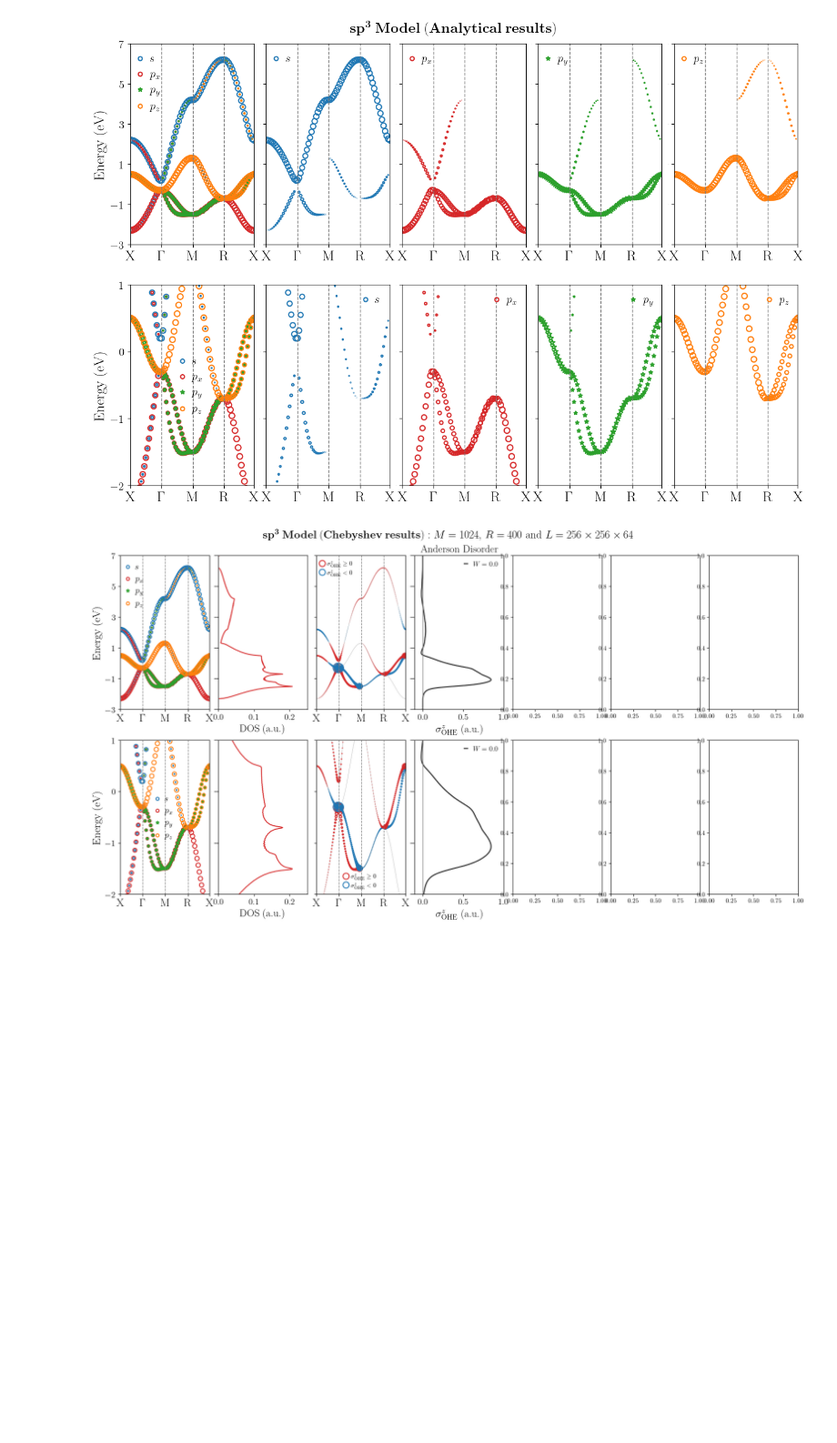
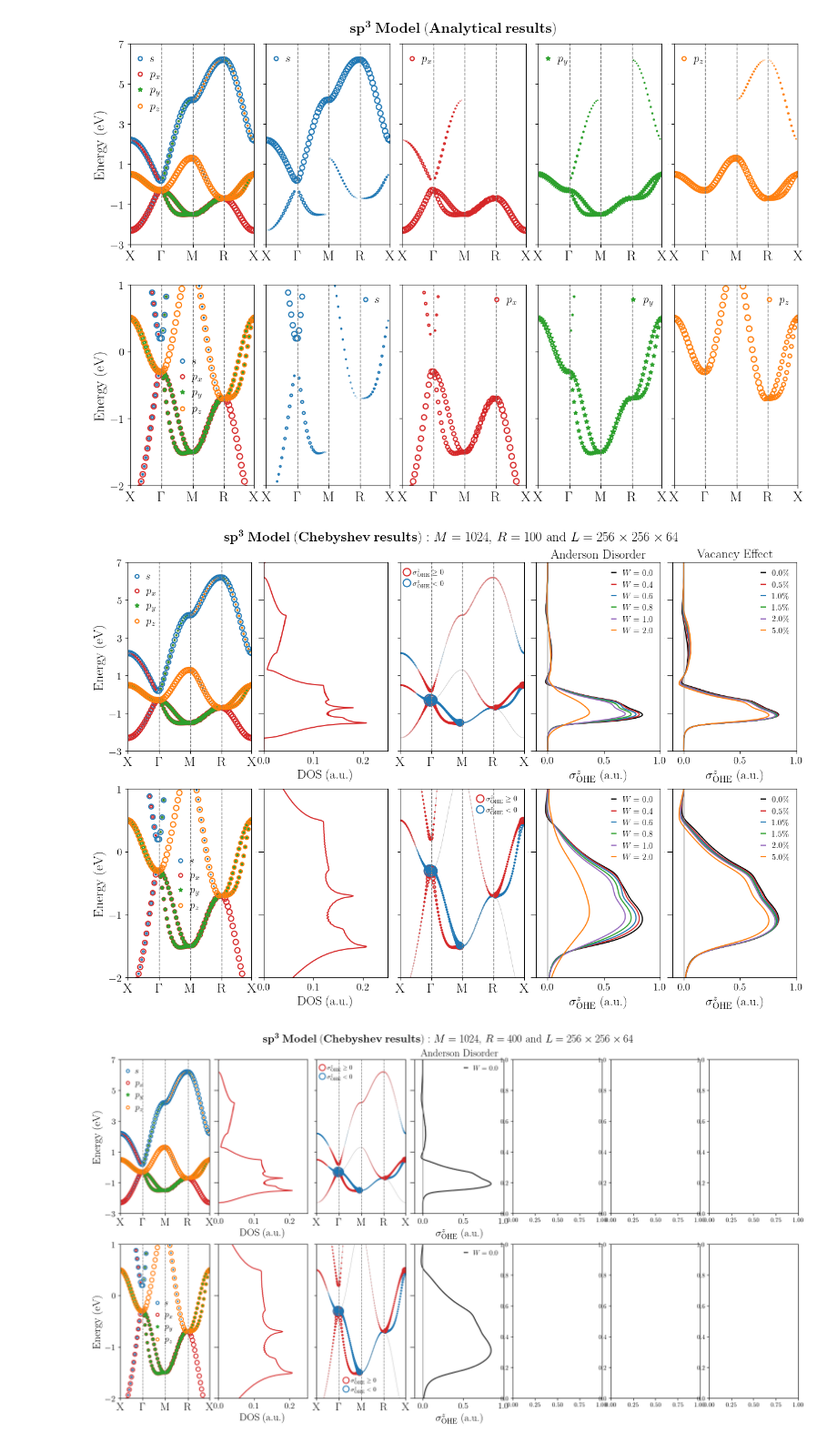
Before and after one commit to KJohnmar/INL-OBELIX-2026, a Jupyter notebook: sp3-model/cubic-lattice/sp3-model-CubicLattice.ipynb, the cells around one changed output. Shown at 91% size. Saved outputs shown, nothing was run; the diff lists cells and outputs as text; code cells hidden in the pictures; blank space fills up the shorter version.

```diff
--- a/sp3-model/cubic-lattice/sp3-model-CubicLattice.ipynb
+++ b/sp3-model/cubic-lattice/sp3-model-CubicLattice.ipynb
@@ -2129,3 +2141,76 @@ def plot_projected_bands_ohe(ax, energies, conductivity, lim_in, lim_sup, int_,
+# %%
+def main_BandStructure_1N_analytically():
+    # Adjust the figure size to fit both plots side-by-side
+    fig = plt.figure(figsize=(16, 10))
+
+    # Create the gridspec
+    gs_main = gridspec.GridSpec(2, 5, figure=fig, wspace=0.1)
+
+    # Create the subplots
+    ax1 = fig.add_subplot(gs_main[0, 0])
+    ax2 = fig.add_subplot(gs_main[0, 1])
+    ax3 = fig.add_subplot(gs_main[0, 2])
+    ax4 = fig.add_subplot(gs_main[0, 3])
+    ax5 = fig.add_subplot(gs_main[0, 4])
+    ax6 = fig.add_subplot(gs_main[1, 0])
+    ax7 = fig.add_subplot(gs_main[1, 1])
+    ax8 = fig.add_subplot(gs_main[1, 2])
+    ax9 = fig.add_subplot(gs_main[1, 3])
+    ax10 = fig.add_subplot(gs_main[1, 4])
+
+    # Custom high-symmetry points (No write "a"):
+    Gamma_pt = np.array([0, 0, 0])
+    X_pt = np.array([np.pi, 0, 0])
+    M_pt = np.array([np.pi, np.pi, 0])
+    R_pt = np.array([np.pi, np.pi, np.pi])
+    HS_points = np.array([X_pt, Gamma_pt, M_pt, R_pt, X_pt])
+
+    name = "SP3-Go"
+
+    # URL base para evitar repetição de texto
+    base_url_dos = "https://github.com/KJohnmar/INL-OBELIX-2026/tree/main/sp3-model/cubic-lattice/data_DOS/"
+    base_url_ohe_Amderson = "https://github.com/KJohnmar/INL-OBELIX-2026/tree/main/sp3-model/cubic-lattice/data_OHE/Anderson_disorder/"
+    base_url_ohe_Vacancy = "https://github.com/KJohnmar/INL-OBELIX-2026/tree/main/sp3-model/cubic-lattice/data_OHE/Vacancy_effect/"
+
+    k_ax, hs_ax, bands, band_s, band_x, band_y, band_z = calculate_SP3_with_projections(20, name, HS_points, soc=False)
+    plot_Projected_bands(ax1, k_ax, hs_ax, bands, band_s, band_x, band_y, band_z, -3, 7, 2)
+    plot_DOS_Chebyshev(ax2, base_url_dos, -3, 7, 2)
+    plot_projected_bands_ohe(ax3, energies, om_o, -3, 7, 2, scale_factor=100000)
+    plot_OHE_Chebyshev(ax4, base_url_ohe_Amderson, -3, 7, 2, "Anderson", True)
+    plot_OHE_Chebyshev(ax5, base_url_ohe_Vacancy, -3, 7, 2, "Vacancy", True)
+    #plot_OHE_Chebyshev(ax6, base_url_ohe, -3, 7, 2, "Vacancy", True)
+    #plot_OHE_Chebyshev(ax7, base_url_ohe, -3, 7, 2, "Off-Diagonal", True)
+
+    plot_Projected_bands(ax6, k_ax, hs_ax, bands, band_s, band_x, band_y, band_z, -2, 1, 1)
+    plot_DOS_Chebyshev(ax7, base_url_dos, -2, 1, 1)
+    plot_projected_bands_ohe(ax8, energies, om_o, -2, 1, 1, scale_factor=100000)
+    plot_OHE_Chebyshev(ax9, base_url_ohe_Amderson, -2, 1, 1, "Anderson", False)
+    plot_OHE_Chebyshev(ax10, base_url_ohe_Vacancy, -2, 1, 1, "Vacancy", False)
+    #plot_OHE_Chebyshev(ax13, base_url_ohe, -2, 1, 1, "Vacancy", False)
+    #plot_OHE_Chebyshev(ax14, base_url_ohe, -2, 1, 1, "Off-Diagonal", False)
+
+
+
+    # O loop que faz todo o trabalho
+    #for ax, mat in zip(axes, tmds):
+    #    url = f"{base_url}{mat}_dos_w000.dat"
+    #    df = pd.read_csv(url, sep='\s+', header=None, names=['Energy', 'DOS'])
+    #    plot_DOS_Chebyshev(ax, df)
+
+    fig.suptitle(r"$\mathbf{sp^3\ Model\ (Chebyshev\ results)}$ $: M=1024$, $R=100$ and $L=256\times 256\times 64$", fontsize=18, fontweight=900, y=0.94)
+
+    # Finalization
+    plt.tight_layout()
+    #plt.subplots_adjust(left=0.05, right=0.95, bottom=0.05, top=0.95,
+    #                      hspace=0.4, wspace=0.4)
+
+    plt.show()
+    plt.close()
+
+if __name__ == "__main__":
+    main_BandStructure_1N_analytically()
+# %% [output]
+[figure, added]
 # %%
 def main_BandStructure_1N_analytically():
     # Adjust the figure size to fit both plots side-by-side
```
Also changed, not shown: parts of 4 cells of this notebook.
